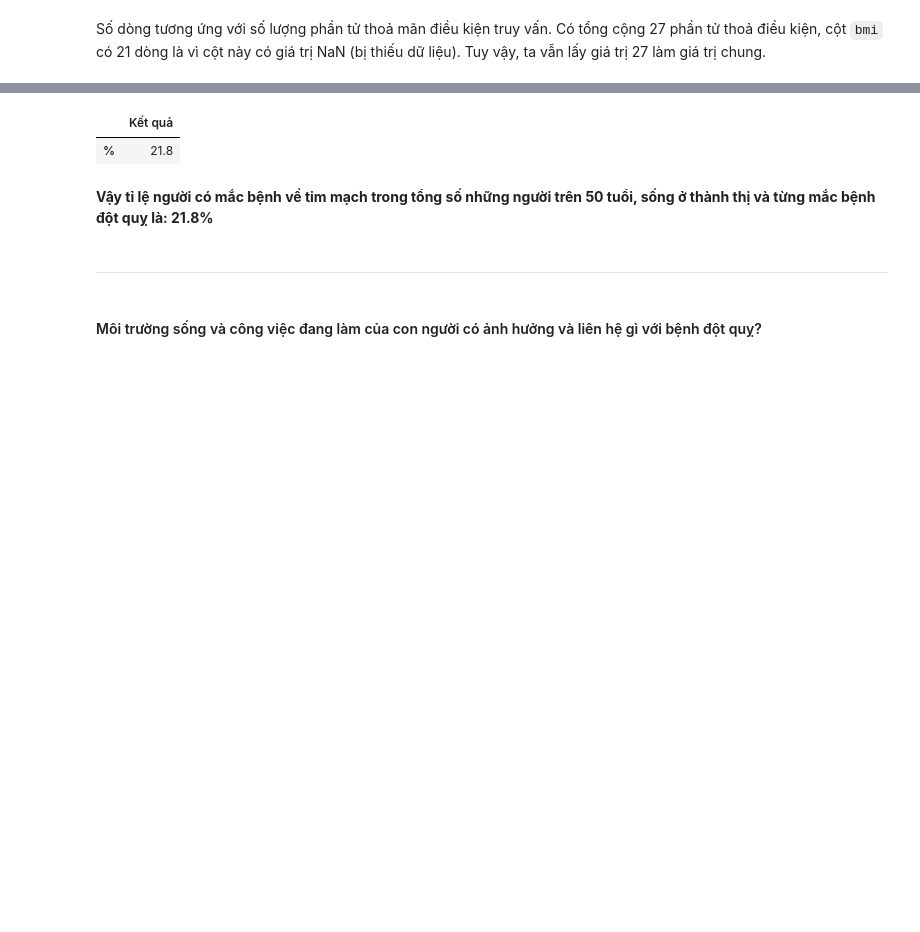
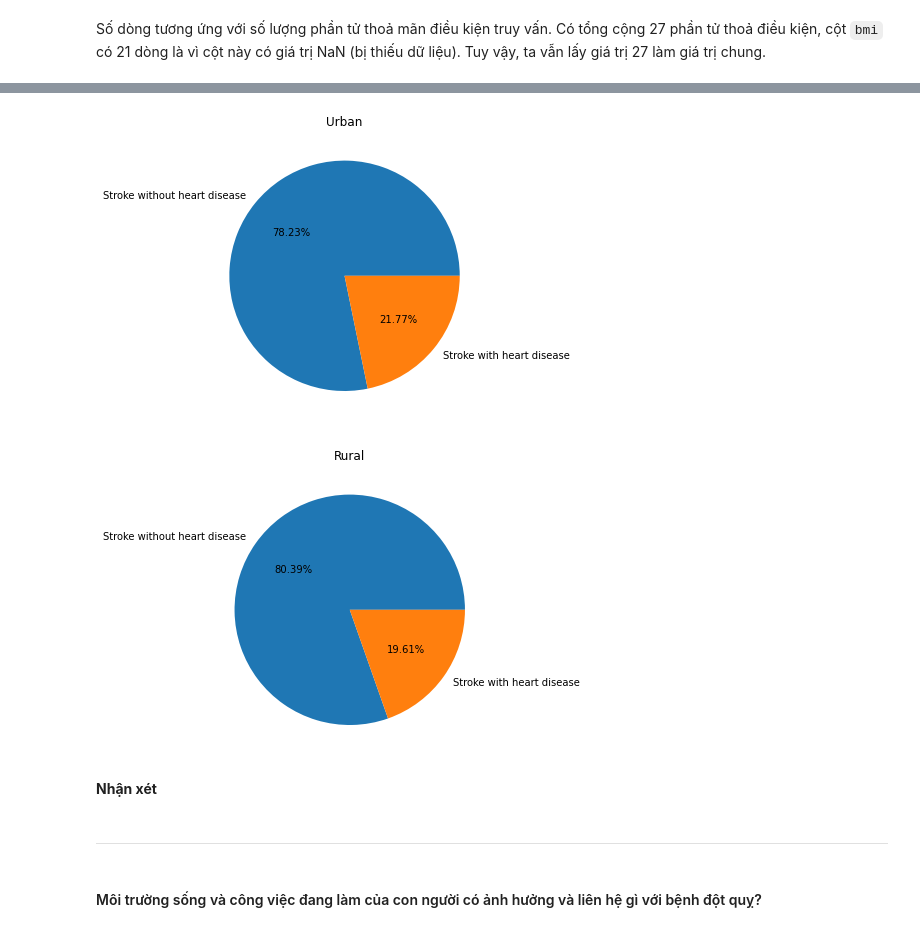
Before and after one commit to luthevy/LTKHDL_Final, a Jupyter notebook: vỹ.ipynb, the cells around one changed output, grey strips where cells are left out. Cells and saved outputs as stored; diff of their text form; code cells hidden in the pictures; blank space fills up the shorter version.

```diff
--- a/vỹ.ipynb
+++ b/vỹ.ipynb
@@ -295,3 +311,7 @@ hcs_df
 | 5108 | Male | 51.0 | 0 | 0 | Yes | Private | Rural | ... |
 | 5109 | Female | 44.0 | 0 | 0 | Yes | Govt_job | Urban | ... |
 5110 rows × 11 columns
+# %%
+smoking_status_most_freq = hcs_df['smoking_status'].value_counts().idxmax()
+# %%
+hcs_df['smoking_status'].replace({'Unknown': smoking_status_most_freq}, inplace=True)
@@ -324,4 +382,6 @@ Số dòng tương ứng với số lượng phần tử thoả mãn điều ki
 # %%
-with_heart_disease = stroke_urban.loc[(stroke_urban['heart_disease'] == 1)]
-num_heart_disease = with_heart_disease.count(axis='rows')
-pd.DataFrame(num_heart_disease, columns = ['Số dòng'])
+with_heart_disease_urban = stroke_urban.loc[(stroke_urban['heart_disease'] == 1)]
+with_heart_disease_rural = stroke_rural.loc[(stroke_rural['heart_disease'] == 1)]
+
+num_heart_disease_urban = with_heart_disease_urban.count(axis='rows')
+num_heart_disease_rural = with_heart_disease_rural.count(axis='rows')
@@ -343,13 +420,24 @@ Số dòng tương ứng với số lượng phần tử thoả mãn điều ki
 # %%
-percent_heart_disease = (num_heart_disease[0] / num_stroke_urban[0]) * 100
-display(pd.DataFrame(data = [np.round(percent_heart_disease,1)],
-                   index=['%'],
-                   columns=['Kết quả']))
+percent_heart_disease_urban = (num_heart_disease_urban[0] / num_stroke_urban[0]) * 100
+
+fig = plt.figure(0)
+ax = fig.add_axes([0,0,1,1])
+ax.axis('equal')
+names = ['Stroke without heart disease','Stroke with heart disease']
+ax.pie([100 - percent_heart_disease_urban,percent_heart_disease_urban], labels = names,autopct='%1.2f%%')
+plt.title("Urban")
+plt.show()
+
+fig = plt.figure(1)
+ax = fig.add_axes([0,0,1,1])
+ax.pie([100 - percent_heart_disease_rural,percent_heart_disease_rural], labels = names,autopct='%1.2f%%')
+plt.title("Rural")
+plt.show()
 # %% [output]
-|  | Kết quả |
-| % | 21.8 |
+[figure, added]
+[figure, added]
 # %% [markdown]
-**Vậy tỉ lệ người có mắc bệnh về tim mạch trong tổng số những người trên 50 tuổi, sống ở thành thị và từng mắc bệnh đột quỵ là: 21.8%**
+**Nhận xét**
 # %% [markdown]
 ___
 # %% [markdown]
```
Also changed, not shown: parts of 11 cells of this notebook.
